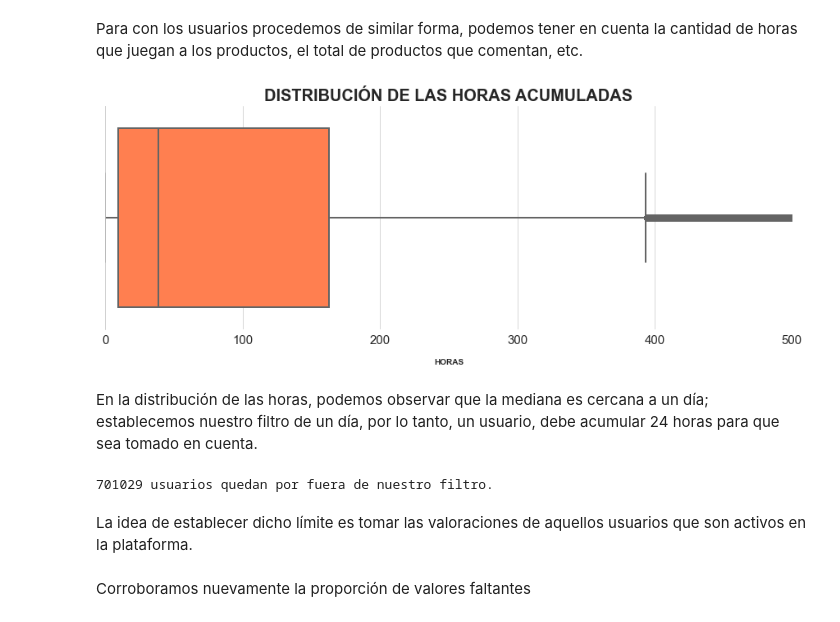
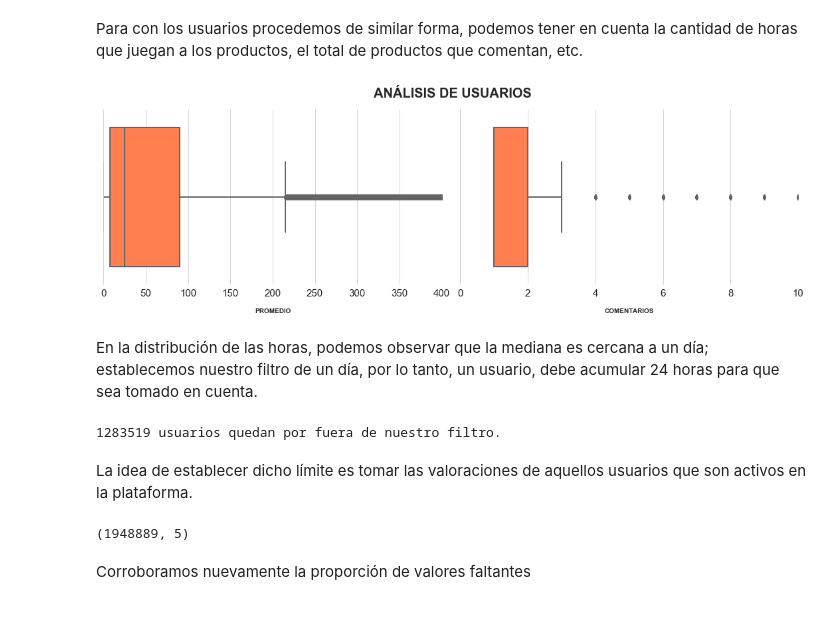
Before and after one commit to aaerror/Steam, a Jupyter notebook: Proyecto 03.ipynb, the cells around one changed output. Cells and saved outputs as stored; diff of their text form; code cells hidden in the pictures.

```diff
--- a/Proyecto 03.ipynb
+++ b/Proyecto 03.ipynb
@@ -1948,4 +1930,0 @@ Nuestra variable que nos va a ayudar a predecir las recomendaciones es el atribu
-# %%
-horas = reviews_games['Cant. horas'].values
-scale = RobustScaler().fit_transform(horas.reshape(-1,1))
-reviews_games['Hours scale'] = scale
@@ -2096,4 +2073,5 @@ Para mejorar el rendimiento de nuestro modelo, debemos realizar un filtrado de n
 
 Por ejemplo, analizamos el total de comentarios que un videojuego posee.
 # %%
-final_data = rs_data.copy()
+data = rs_data.copy()
+data.shape
@@ -2135,25 +2113,32 @@ final_data = final_data.query('GameID not in @products')
+# %%
+idx = arafue.index
+data = data.query('GameID not in @idx')
 # %% [markdown]
 Para con los usuarios procedemos de similar forma, podemos tener en cuenta la cantidad de horas que juegan a los productos, el total de productos que comentan, etc.
 # %%
-horas = final_data.groupby('UsuarioID').agg(Promedio=pd.NamedAgg(column='Cant. horas', aggfunc='sum'))
+users = data.groupby('UsuarioID').agg(Promedio=pd.NamedAgg(column='Cant. horas', aggfunc='mean'),
+                                      Comentarios=pd.NamedAgg(column='GameID', aggfunc='count'))
+columns = ['Promedio', 'Comentarios']
 
 # Gráfica
-plt.figure(figsize=(15,5))
-sns.boxplot(x='Promedio', data=horas, color='Coral', linewidth=2, saturation=1)
-plt.title('Distribución de las horas acumuladas'.upper(), fontsize=20, fontweight='bold')
-plt.tick_params(labelsize=15)
-plt.xlabel('Horas'.upper(), fontsize=10, fontweight='bold', labelpad=15)
-plt.xlim(0,500)
+fig, axs = plt.subplots(1, 2, figsize=(15,5), tight_layout=True)
+fig.suptitle('Análisis de usuarios'.upper(), fontsize=20, fontweight='bold')
+for x in range(0,2):
+    label = columns[x]
+    sns.boxplot(x=label, data=users, color='Coral', linewidth=2, saturation=1, ax=axs[x])
+    axs[x].tick_params(axis='x', labelsize=15)
+    axs[x].set_xlabel(f'{ label }'.upper(), fontsize=10, fontweight='bold', labelpad=15)
+    axs[x].set_xlim(0,400 if label == 'Promedio' else 10)
 sns.despine(bottom=True)
 plt.show()
 # %% [output]
-[figure, old version]
+[figure, new version]
 # %% [markdown]
 En la distribución de las horas, podemos observar que la mediana es cercana a un día; establecemos nuestro filtro de un día, por lo tanto, un usuario, debe acumular 24 horas para que sea tomado en cuenta.
 # %%
-arafue = horas.query('Promedio < 24').shape[0]
-print(f'{ arafue } usuarios quedan por fuera de nuestro filtro.')
+arafue = users.query('Promedio < 12 | Comentarios < 2')
+print(f'{ len(arafue) } usuarios quedan por fuera de nuestro filtro.')
 # %% [output]
-701029 usuarios quedan por fuera de nuestro filtro.
+1283519 usuarios quedan por fuera de nuestro filtro.
 # %% [markdown]
 La idea de establecer dicho límite es tomar las valoraciones de aquellos usuarios que son activos en la plataforma.
@@ -2163,3 +2145,9 @@ final_data = final_data.query('UsuarioID not in @users')
+# %%
+idx = arafue.index
+data = data.query('UsuarioID not in @idx')
+data.shape
+# %% [output]
+(1948889, 5)
 # %% [markdown]
 Corroboramos nuevamente la proporción de valores faltantes
 # %%
```
Also changed, not shown: parts of 20 cells of this notebook.
